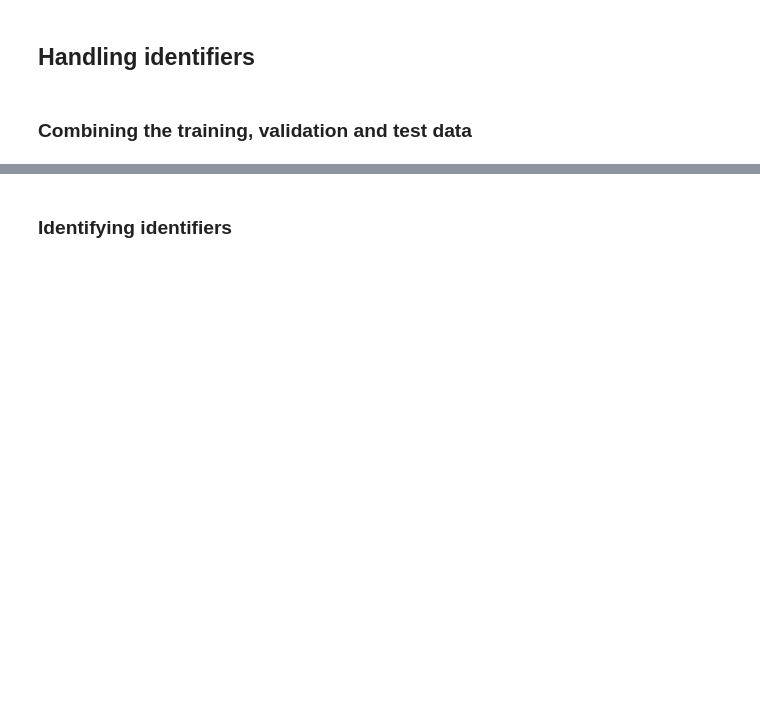
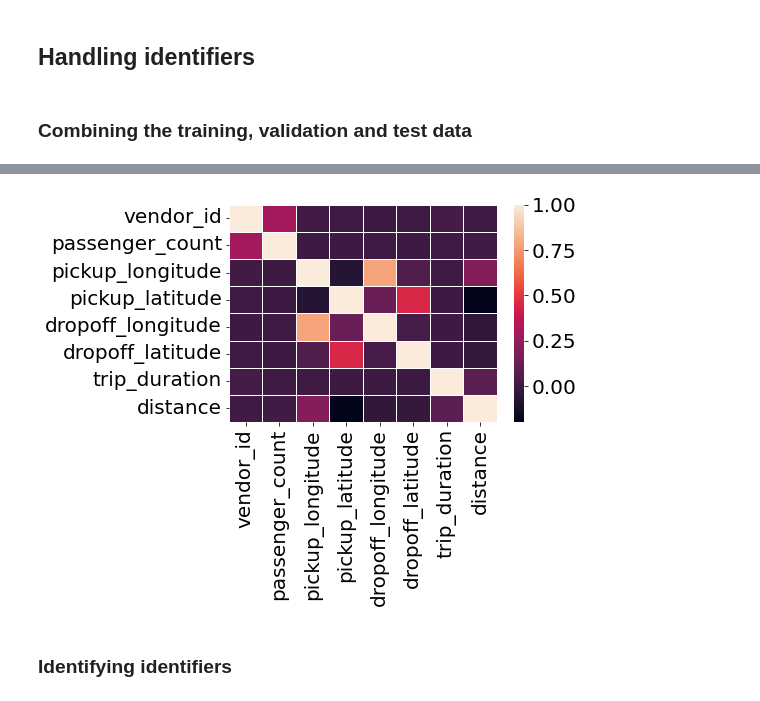
Before and after one commit to rajkumarcm/MachineLearning, a Jupyter notebook: Homework1/Homework_1.ipynb, the cells around one changed output, grey strips where cells are left out. Drawn from its saved outputs; the diff is of its cells as text; code cells hidden in the pictures; blank space fills up the shorter version.

```diff
--- a/Homework1/Homework_1.ipynb
+++ b/Homework1/Homework_1.ipynb
@@ -254,0 +386,11 @@ df = pd.concat([df_train, df_val, df_test], sort=False)
+# %%
+# Personal experiment
+if 'pingouin' not in sys.modules:
+    !pip install pingouin
+
+import pingouin as pg
+
+plt.figure()
+sns.heatmap(df.reset_index(drop=True).pcorr(), linewidths=0.5)
+plt.show()
+# %% [output]
@@ -255,3 +414,4 @@ df = pd.concat([df_train, df_val, df_test], sort=False)
+[figure, added]
 # %% [markdown]
 ### Identifying identifiers
 # %%
```
Also changed, not shown: parts of 77 cells of this notebook.
